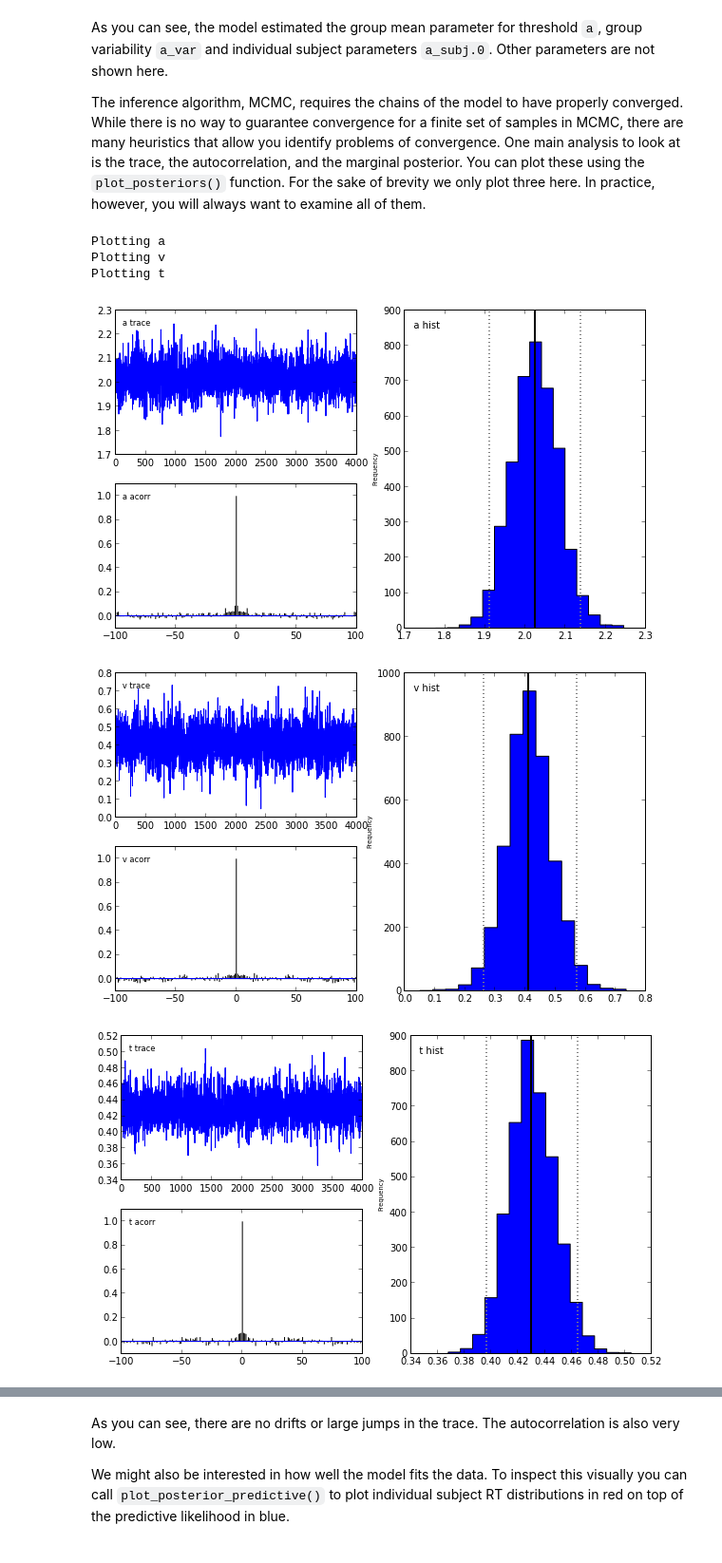
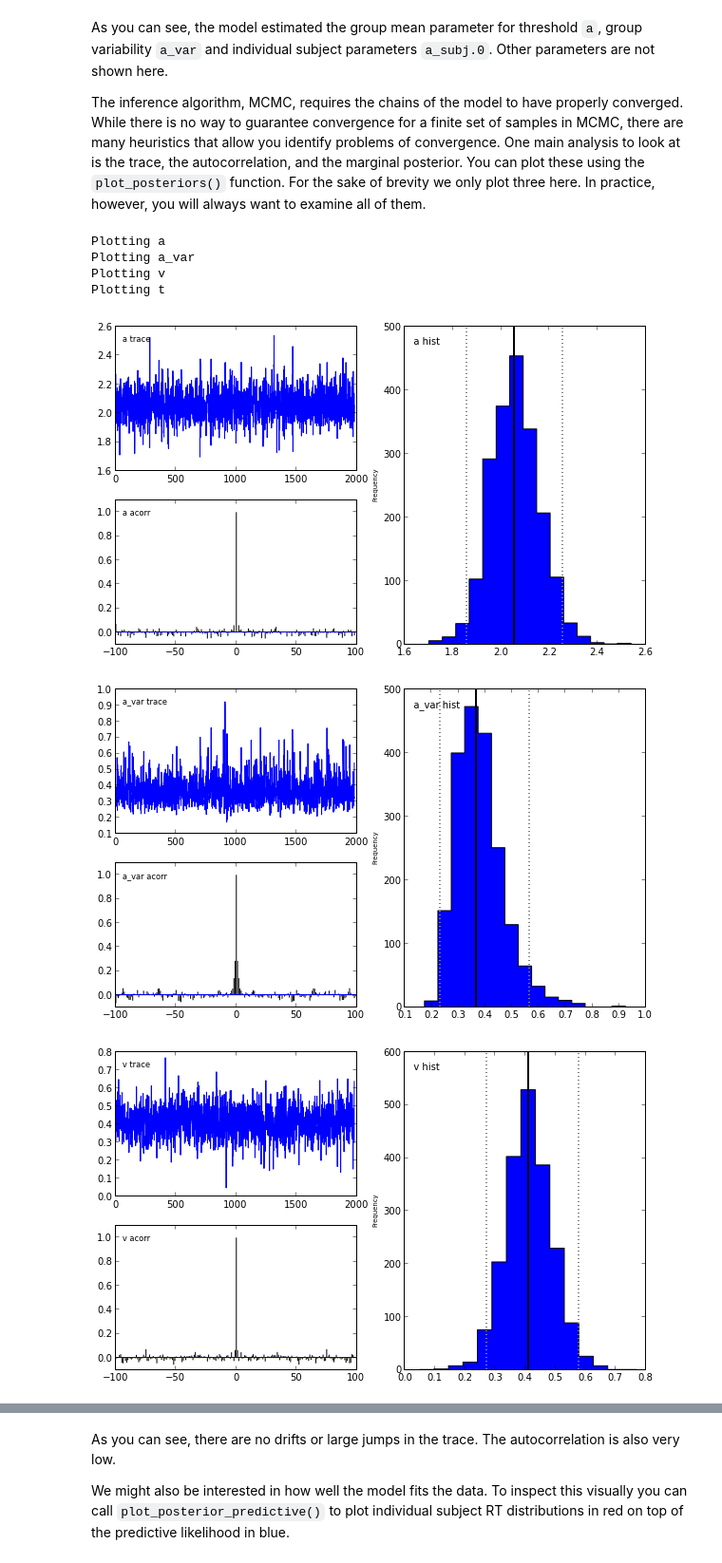
Before and after one commit to hddm-devs/hddm, a Jupyter notebook: hddm/examples/hddm_demo.ipynb, the cells around one changed output, grey strips where cells are left out. Shown at 95% size. Cells and saved outputs as stored; diff of their text form; code cells hidden in the pictures.

```diff
--- a/hddm/examples/hddm_demo.ipynb
+++ b/hddm/examples/hddm_demo.ipynb
@@ -75,9 +75,9 @@ Lets fit a hierarchical DDM to this data set, starting off first with the simple
 # %%
 # Instantiate model object passing it our data (no need to call flip_errors() before passing it).
 # This will tailor an individual hierarchical DDM around your dataset.
-m = hddm.models.HDDMGamma(data)
-# find a good starting point which helps with the sampling.
+m = hddm.HDDMInfo(data)
+# find a good starting point which helps with the convergence.
 m.find_starting_values()
 # start drawing 7000 samples and discarding 5000 as burn-in
-m.sample(5000, burn=1000)
+m.sample(2000, burn=20)
 # %% [output]
@@ -99,11 +99,12 @@ As you can see, the model estimated the group mean parameter for threshold `a`,
 
 The inference algorithm, MCMC, requires the chains of the model to have properly converged. While there is no way to guarantee convergence for a finite set of samples in MCMC,  there are many heuristics that allow you identify problems of convergence. One main analysis to look at is the trace, the autocorrelation, and the marginal posterior. You can plot these using the `plot_posteriors()` function. For the sake of brevity we only plot three here. In practice, however, you will always want to examine all of them.
 # %%
-m.plot_posteriors(['a', 't', 'v'])
+m.plot_posteriors(['a', 't', 'v', 'a_var'])
 # %% [output]
 Plotting a
+Plotting a_var
 Plotting v
 Plotting t
-[figure, old version]
+[figure, new version]
-[figure, old version]
+[figure, new version]
-[figure, old version]
+[figure, new version]
```
Also changed, not shown: parts of 19 cells of this notebook, 13 other files.
